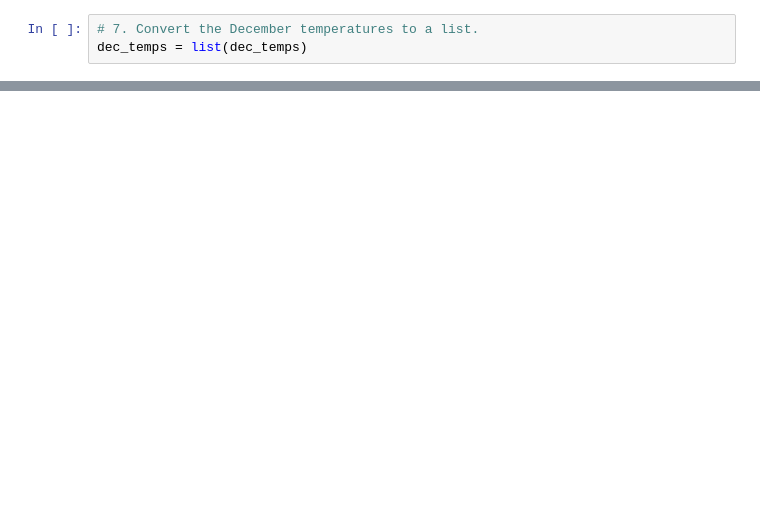
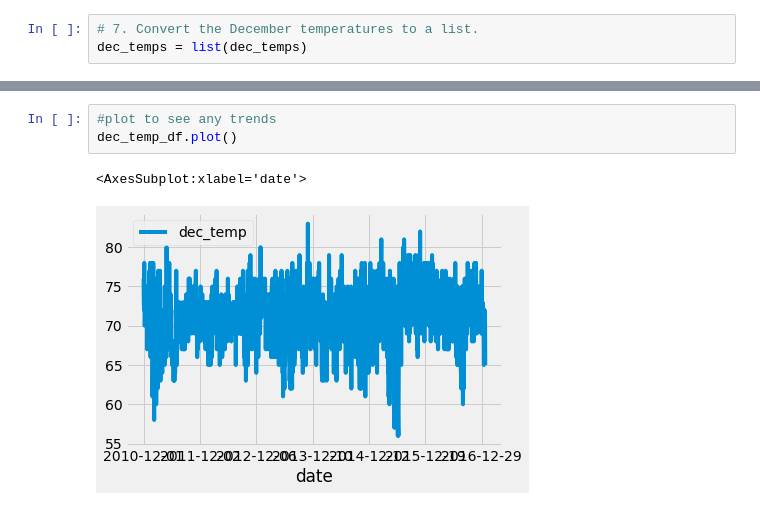
Before and after one commit to nabilram/surf-and-shake, a Jupyter notebook: surfsup_challenge.ipynb, the cells around one changed output, grey strips where cells are left out. Saved outputs shown, nothing was run; the diff lists cells and outputs as text; blank space fills up the shorter version.

```diff
--- a/surfsup_challenge.ipynb
+++ b/surfsup_challenge.ipynb
@@ -75,0 +133,6 @@ dec_temp_df.describe()
+# %%
+#plot to see any trends
+dec_temp_df.plot()
+# %% [output]
+<AxesSubplot:xlabel='date'>
+[figure, added]
```
Also changed, not shown: parts of 8 cells of this notebook, 1 other file.
